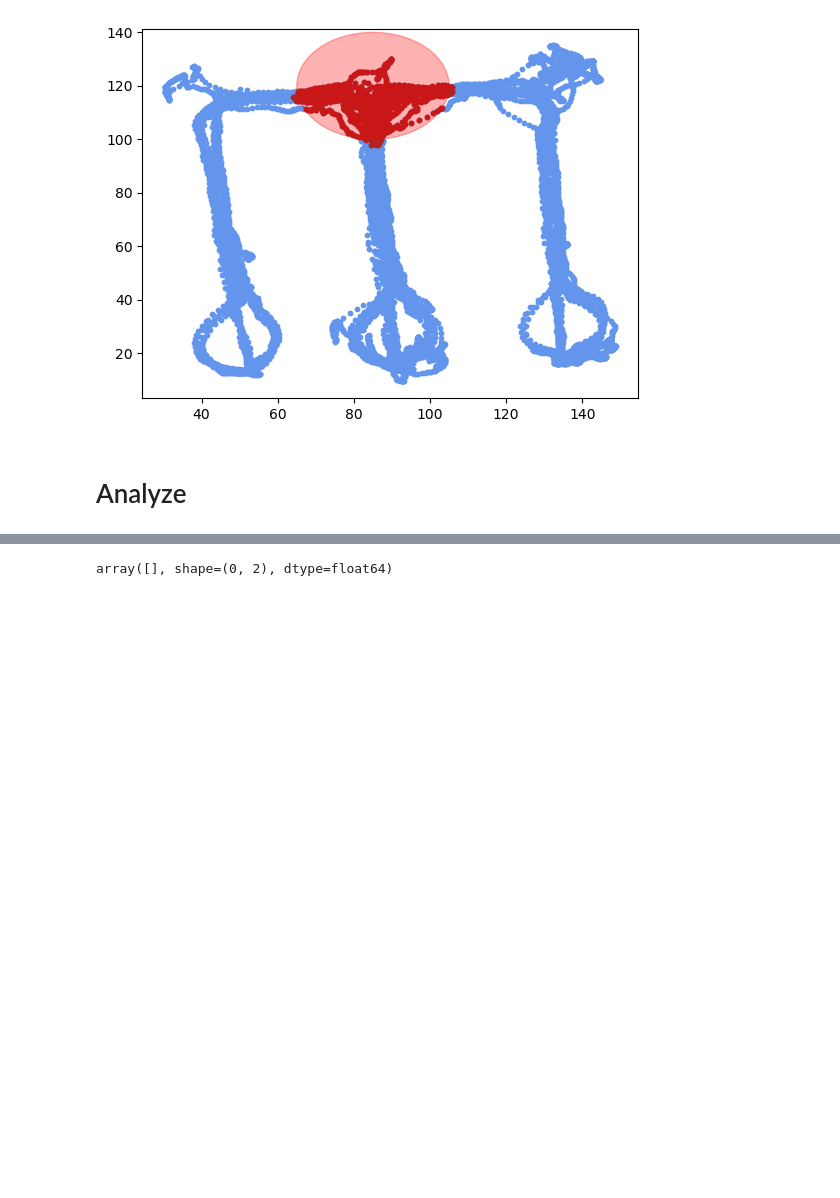
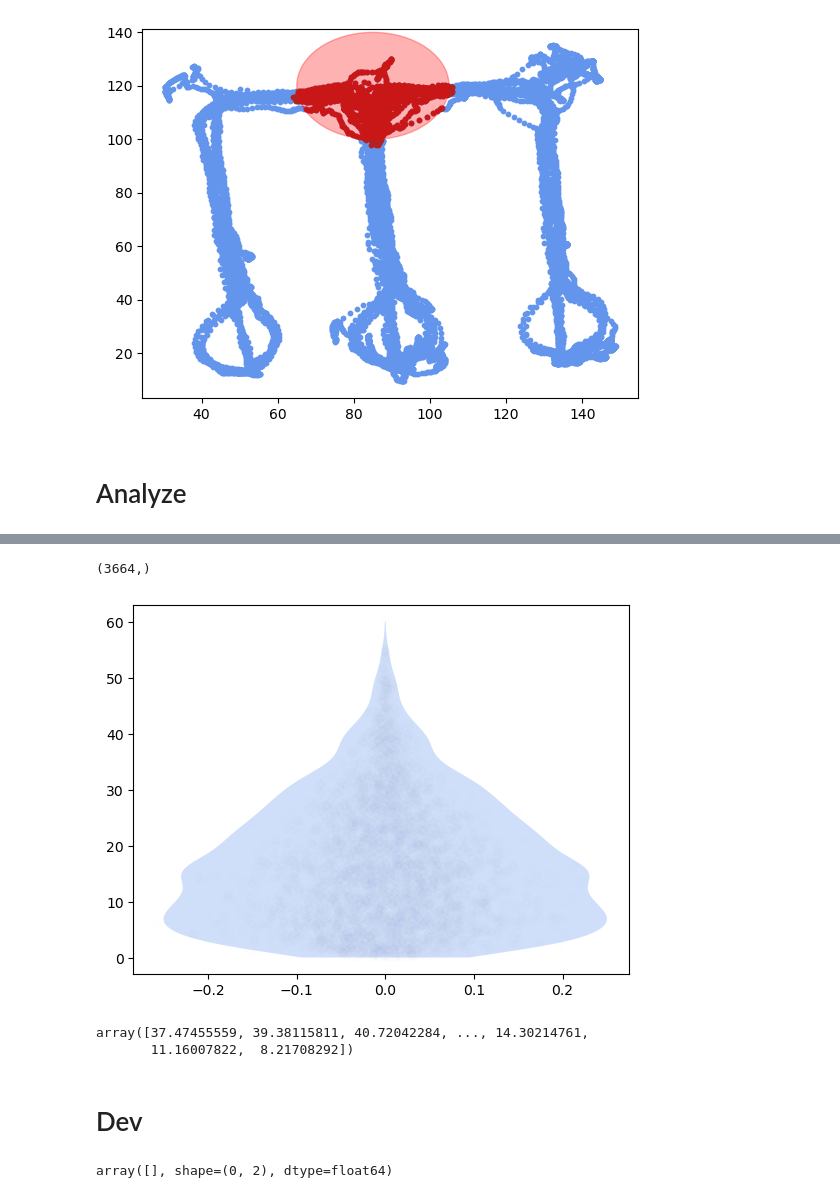
Before and after one commit to LorenFrankLab/ms_stim_analysis, a Jupyter notebook: Position/choice_point_occupancy.ipynb, the cells around one changed output, grey strips where cells are left out. Drawn from its saved outputs; the diff is of its cells as text; code cells hidden in the pictures; blank space fills up the shorter version.

```diff
--- a/Position/choice_point_occupancy.ipynb
+++ b/Position/choice_point_occupancy.ipynb
@@ -162,0 +174,10 @@ datasets: 8
+# %%
+from scipy.stats import ttest_ind
+
+for animal in results:
+    print(animal)
+    print(
+        ttest_ind(
+            results[animal]["inbound"], results[animal]["outbound"], equal_var=False
+        )[1]
+    )
@@ -163,3 +269,25 @@ datasets: 8
+# %%
+from spyglass.position.v1 import DLCPosV1
+from spyglass.common import interval_list_contains_ind
+
+pos_df = (DLCPosV1() & query).fetch1_dataframe()
+
+ind = interval_list_contains_ind(intervals, pos_df.index.values)
+
+speeds = pos_df.iloc[ind].speed.values
+speeds = speeds[~np.isnan(speeds)]
+print(speeds.shape)
+violin_scatter(speeds)
+# %% [output]
+(3664,)
+[figure, added]
+# %%
+speeds
+# %% [output]
+array([37.47455559, 39.38115811, 40.72042284, ..., 14.30214761,
+       11.16007822,  8.21708292])
+# %% [markdown]
+# Dev
 # %%
 trial_type = "outbound"
 
```
Also changed, not shown: parts of 11 cells of this notebook.
